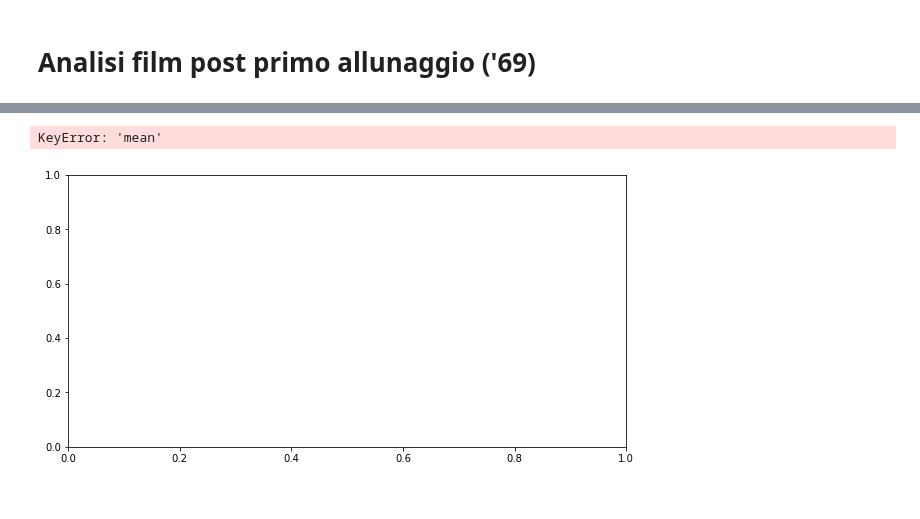
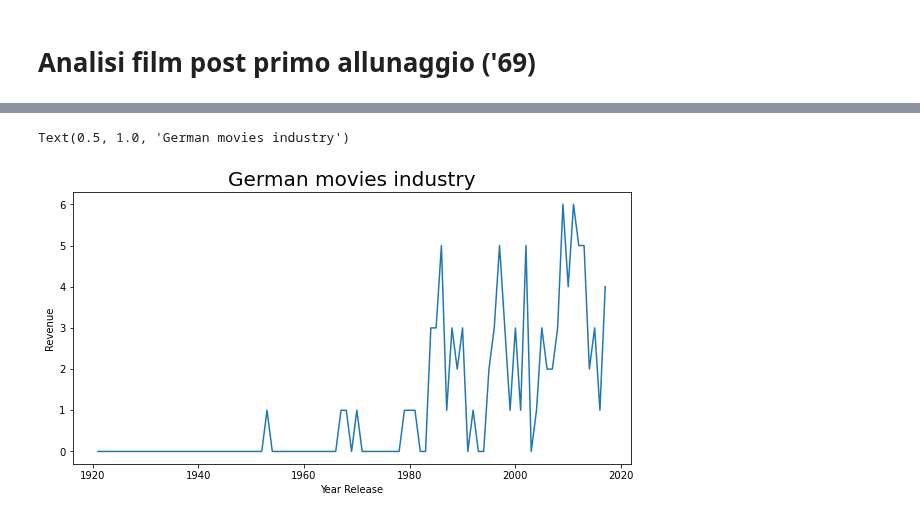
Before and after one commit to Riki98/DWM-Project, a Jupyter notebook: Progetto/Analisi.ipynb, the cells around one changed output, grey strips where cells are left out. Drawn from its saved outputs; the diff is of its cells as text; code cells hidden in the pictures.

```diff
--- a/Progetto/Analisi.ipynb
+++ b/Progetto/Analisi.ipynb
@@ -535,10 +535,9 @@ See the caveats in the documentation: https://pandas.pydata.org/pandas-docs/stab
 # %%
-grupByMovies=film_space["isLanded"].groupby(film_space["isLanded"]).describe()
 fig, x=plt.subplots(figsize=(10,5))
-x.plot(grupByMovies['mean'])
+x.plot(film_space.groupby(["release_year"])['isLanded'].sum())
 x.set_xlabel("Year Release", fontsize=10)
 x.set_ylabel("Revenue", fontsize=10)
 x.set_title('German movies industry', fontsize=20)
 # %% [output]
-KeyError: 'mean'
+Text(0.5, 1.0, 'German movies industry')
-[figure, old version]
+[figure, new version]
```
Also changed, not shown: parts of 2 cells of this notebook, 1 other file.
